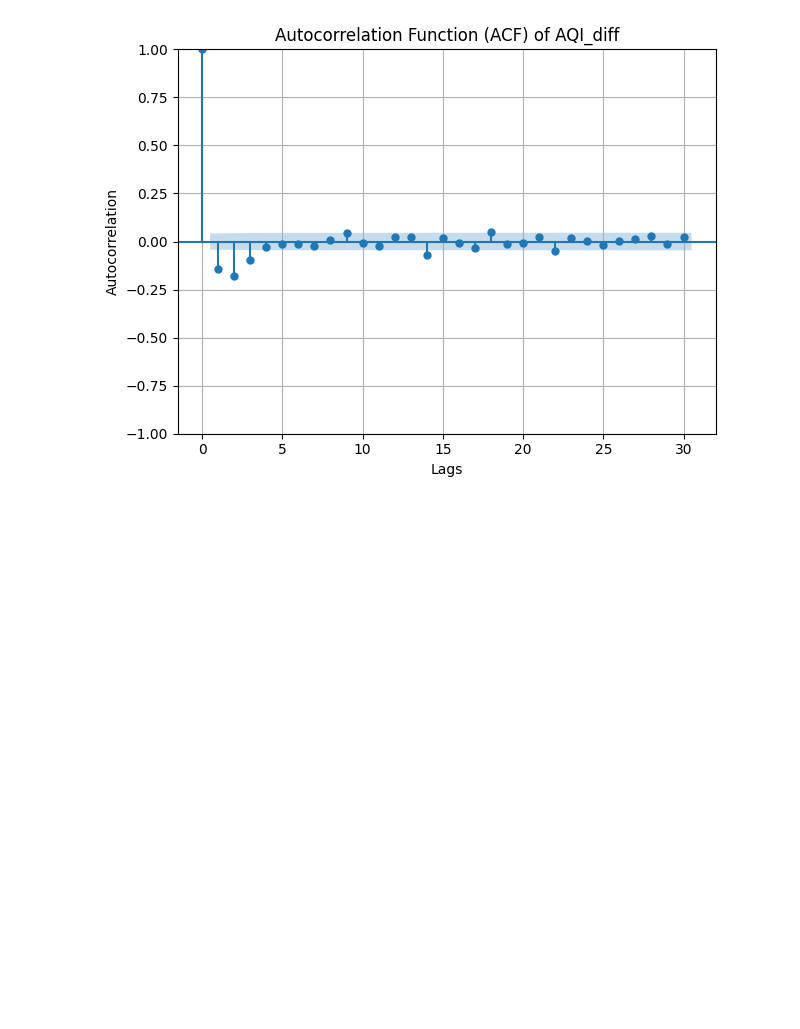
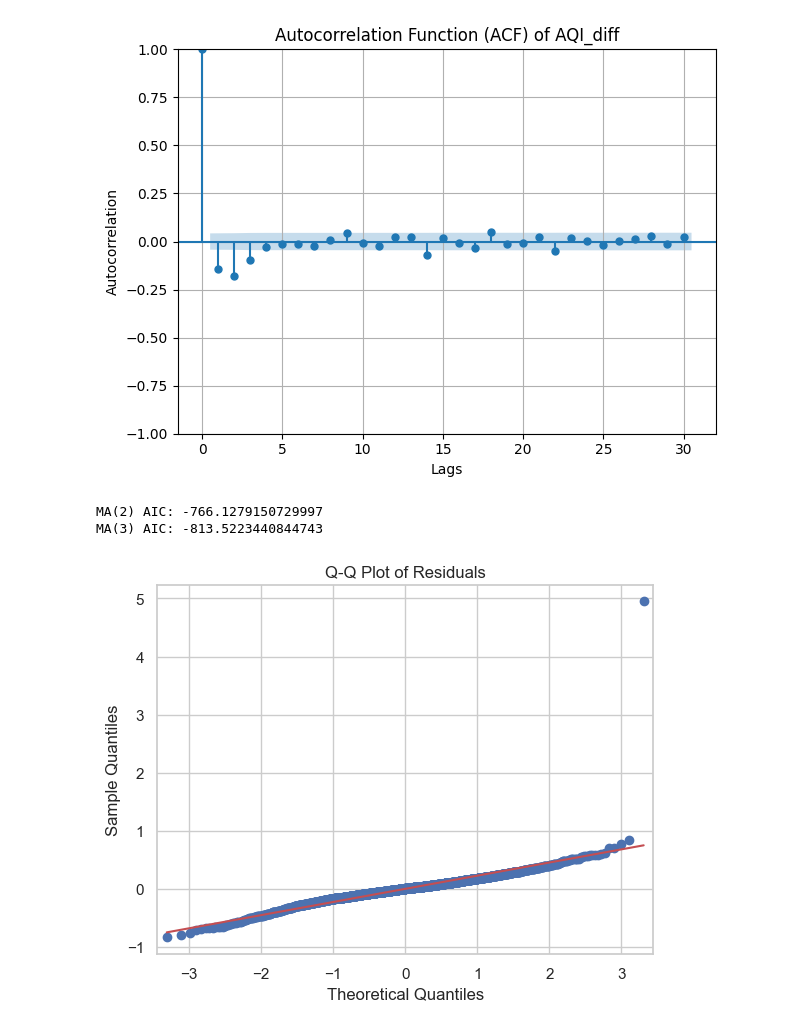
Before and after one commit to Krishil-Jayswal/AQI-Predicter, a Jupyter notebook: 3. TSA/analysis.ipynb, the cells around one changed output. Saved outputs shown, nothing was run; the diff lists cells and outputs as text; code cells hidden in the pictures; blank space fills up the shorter version.

Commit message:
Model fit and forecast

```diff
--- a/3. TSA/analysis.ipynb
+++ b/3. TSA/analysis.ipynb
@@ -291,3 +291,36 @@ plt.show()
 # %% [output]
 <Figure size 1200x600 with 0 Axes>
 [figure]
+# %%
+from statsmodels.tsa.arima.model import ARIMA
+
+# Make sure aqi is a pandas Series and stationary
+# If needed: aqi = aqi.diff().dropna()
+aqi_log = df['AQI_log']
+# Fit MA(2)
+model_ma2 = ARIMA(aqi_log, order=(0, 1, 2))  # (p=0, d=1, q=2)
+result_ma2 = model_ma2.fit()
+
+
+# Fit MA(3)
+model_ma3 = ARIMA(aqi_log, order=(0, 1, 3))  # (p=0, d=1, q=3)
+result_ma3 = model_ma3.fit()
+# %%
+print("MA(2) AIC:", result_ma2.aic)
+print("MA(3) AIC:", result_ma3.aic)
+# %% [output]
+MA(2) AIC: -766.1279150729997
+MA(3) AIC: -813.5223440844743
+# %%
+import statsmodels.api as sm
+import matplotlib.pyplot as plt
+
+# Assuming result_ma3 is already fitted
+residuals = result_ma3.resid
+
+# Q-Q plot
+sm.qqplot(residuals, line='s')
+plt.title('Q-Q Plot of Residuals')
+plt.show()
+# %% [output]
+[figure, added]
```
Also changed, not shown: parts of 3 cells of this notebook.
